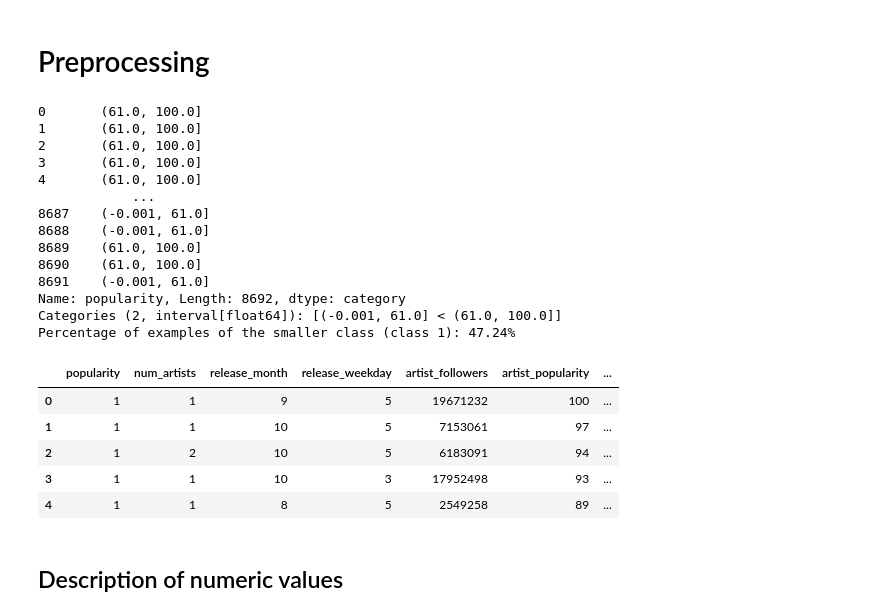
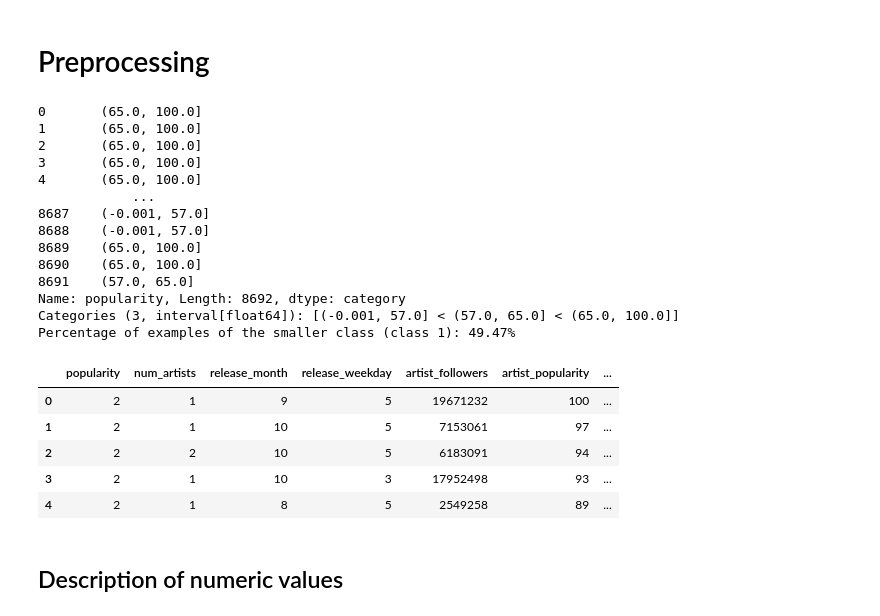
Before and after one commit to feliperamis/spotify-track-prediction, a Jupyter notebook: test-notebooks/preprocessing.ipynb, the cells around one changed output. Drawn from its saved outputs; the diff is of its cells as text; code cells hidden in the pictures.

```diff
--- a/test-notebooks/preprocessing.ipynb
+++ b/test-notebooks/preprocessing.ipynb
@@ -3,52 +3,52 @@
 # %%
 %matplotlib inline
 import pandas
 import matplotlib.pyplot as plt
 from pandas import plotting
 import numpy as np
 
 pandas.set_option('display.max_columns', None)
 pandas.set_option('display.expand_frame_repr', False)
 pandas.set_option('max_colwidth', -1)
 pandas.set_option('display.precision', 3)
 
 data = pandas.read_csv('../datasets/SpotifyAudioFeatures-full-29Nov.csv', index_col=0)
 data['duration'] = data['duration_ms']*(1/1000)#*(1/60)
 #data = data.drop(labels='Unnamed: 0',axis=1)
 data = data.drop(labels='duration_ms',axis=1)
 data = data.drop(labels='artist_name',axis=1)
 data = data.drop(labels='track_name',axis=1)
 data = data.drop(labels='track_id',axis=1)
 
 # We want to transform popularity to
-print(pandas.qcut(data['popularity'], 2))
-data['popularity'] = pandas.qcut(data['popularity'], 2,labels=[0,1])
+print(pandas.qcut(data['popularity'], 3))
+data['popularity'] = pandas.qcut(data['popularity'], 3,labels=[0,1,2])
 
 print("Percentage of examples of the smaller class (class 1): {0:.2f}%".format(100*data[data.popularity == 1].count()[0]/(data[data.popularity == 0].count()[0]+data[data.popularity == 1].count()[0])))
 
 # data['artist_popularity'] = pd.qcut(data['artist_popularity'], 4,labels=[0,1,2,3])
 data.head()
 # %% [output]
-0       (61.0, 100.0]
-1       (61.0, 100.0]
-2       (61.0, 100.0]
-3       (61.0, 100.0]
-4       (61.0, 100.0]
+0       (65.0, 100.0]
+1       (65.0, 100.0]
+2       (65.0, 100.0]
+3       (65.0, 100.0]
+4       (65.0, 100.0]
             ...
-8687    (-0.001, 61.0]
-8688    (-0.001, 61.0]
-8689    (61.0, 100.0]
-8690    (61.0, 100.0]
-8691    (-0.001, 61.0]
+8687    (-0.001, 57.0]
+8688    (-0.001, 57.0]
+8689    (65.0, 100.0]
+8690    (65.0, 100.0]
+8691    (57.0, 65.0]
 Name: popularity, Length: 8692, dtype: category
-Categories (2, interval[float64]): [(-0.001, 61.0] < (61.0, 100.0]]
-Percentage of examples of the smaller class (class 1): 47.24%
+Categories (3, interval[float64]): [(-0.001, 57.0] < (57.0, 65.0] < (65.0, 100.0]]
+Percentage of examples of the smaller class (class 1): 49.47%
 |  | popularity | num_artists | release_month | release_weekday | artist_followers | artist_popularity | ... |
-| 0 | 1 | 1 | 9 | 5 | 19671232 | 100 | ... |
-| 1 | 1 | 1 | 10 | 5 | 7153061 | 97 | ... |
-| 2 | 1 | 2 | 10 | 5 | 6183091 | 94 | ... |
-| 3 | 1 | 1 | 10 | 3 | 17952498 | 93 | ... |
-| 4 | 1 | 1 | 8 | 5 | 2549258 | 89 | ... |
+| 0 | 2 | 1 | 9 | 5 | 19671232 | 100 | ... |
+| 1 | 2 | 1 | 10 | 5 | 7153061 | 97 | ... |
+| 2 | 2 | 2 | 10 | 5 | 6183091 | 94 | ... |
+| 3 | 2 | 1 | 10 | 3 | 17952498 | 93 | ... |
+| 4 | 2 | 1 | 8 | 5 | 2549258 | 89 | ... |
 # %% [markdown]
 ## Description of numeric values
 # %%
```
Also changed, not shown: parts of 8 cells of this notebook, 2 other files.
